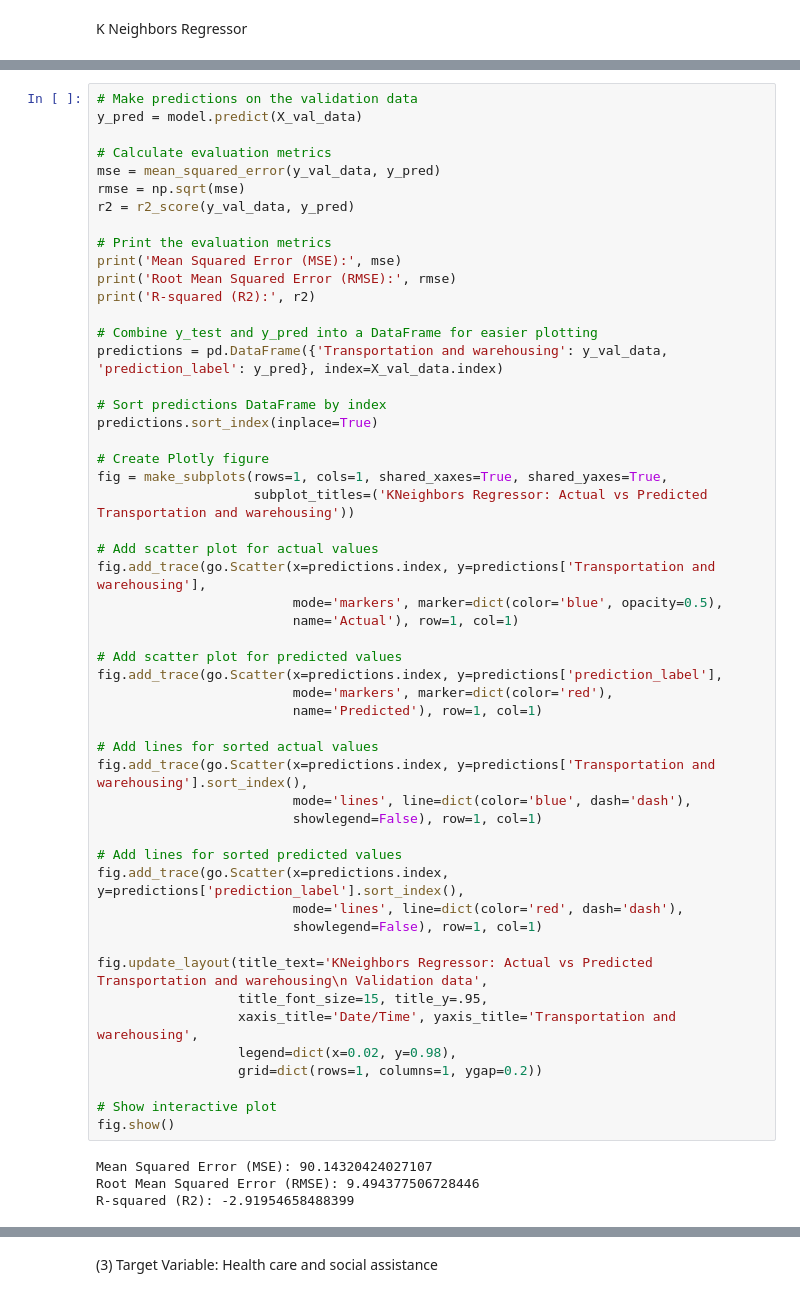
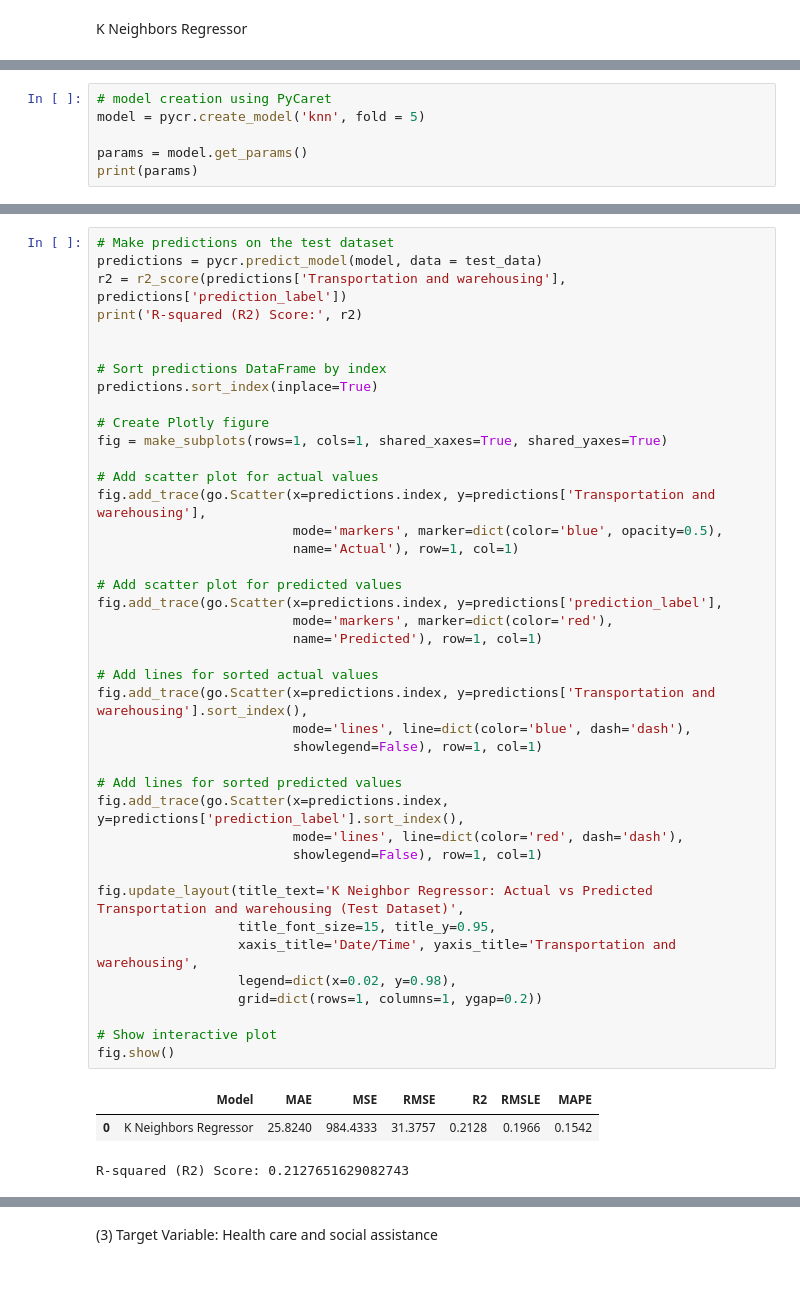
Before and after one commit to chustjarey/Climate-Change-and-its-Economic-Impact-DAB422-24W-004-Group9, a Jupyter notebook: Part II/06_Machine Learning Model - Regression - ON.ipynb, the cells around one changed output, grey strips where cells are left out. Drawn from its saved outputs; the diff is of its cells as text.

```diff
--- a/Part II/06_Machine Learning Model - Regression - ON.ipynb
+++ b/Part II/06_Machine Learning Model - Regression - ON.ipynb
@@ -795,0 +481,6 @@ KNeighborsRegressor(n_jobs=-1)
+# %%
+# model creation using PyCaret
+model = pycr.create_model('knn', fold = 5)
+
+params = model.get_params()
+print(params)
@@ -852,56 +536,45 @@ R-squared (R2): 0.963189558575608
 # %%
-# Make predictions on the validation data
-y_pred = model.predict(X_val_data)
+# Make predictions on the test dataset
+predictions = pycr.predict_model(model, data = test_data)
+r2 = r2_score(predictions['Transportation and warehousing'], predictions['prediction_label'])
+print('R-squared (R2) Score:', r2)
 
-# Calculate evaluation metrics
-mse = mean_squared_error(y_val_data, y_pred)
-rmse = np.sqrt(mse)
-r2 = r2_score(y_val_data, y_pred)
-
-# Print the evaluation metrics
-print('Mean Squared Error (MSE):', mse)
-print('Root Mean Squared Error (RMSE):', rmse)
-print('R-squared (R2):', r2)
-
-# Combine y_test and y_pred into a DataFrame for easier plotting
-predictions = pd.DataFrame({'Transportation and warehousing': y_val_data, 'prediction_label': y_pred}, index=X_val_data.index)
 
 # Sort predictions DataFrame by index
 predictions.sort_index(inplace=True)
 
 # Create Plotly figure
-fig = make_subplots(rows=1, cols=1, shared_xaxes=True, shared_yaxes=True,
-                    subplot_titles=('KNeighbors Regressor: Actual vs Predicted Transportation and warehousing'))
+fig = make_subplots(rows=1, cols=1, shared_xaxes=True, shared_yaxes=True)
 
 # Add scatter plot for actual values
 fig.add_trace(go.Scatter(x=predictions.index, y=predictions['Transportation and warehousing'],
                          mode='markers', marker=dict(color='blue', opacity=0.5),
                          name='Actual'), row=1, col=1)
 
 # Add scatter plot for predicted values
 fig.add_trace(go.Scatter(x=predictions.index, y=predictions['prediction_label'],
                          mode='markers', marker=dict(color='red'),
                          name='Predicted'), row=1, col=1)
 
 # Add lines for sorted actual values
 fig.add_trace(go.Scatter(x=predictions.index, y=predictions['Transportation and warehousing'].sort_index(),
                          mode='lines', line=dict(color='blue', dash='dash'),
                          showlegend=False), row=1, col=1)
 
 # Add lines for sorted predicted values
 fig.add_trace(go.Scatter(x=predictions.index, y=predictions['prediction_label'].sort_index(),
                          mode='lines', line=dict(color='red', dash='dash'),
                          showlegend=False), row=1, col=1)
 
-fig.update_layout(title_text='KNeighbors Regressor: Actual vs Predicted Transportation and warehousing\n Validation data',
-                  title_font_size=15, title_y=.95,
+fig.update_layout(title_text='K Neighbor Regressor: Actual vs Predicted Transportation and warehousing (Test Dataset)',
+                  title_font_size=15, title_y=0.95,
                   xaxis_title='Date/Time', yaxis_title='Transportation and warehousing',
                   legend=dict(x=0.02, y=0.98),
                   grid=dict(rows=1, columns=1, ygap=0.2))
 
 # Show interactive plot
 fig.show()
 # %% [output]
+|  | Model | MAE | MSE | RMSE | R2 | RMSLE | MAPE |
+| 0 | K Neighbors Regressor | 25.8240 | 984.4333 | 31.3757 | 0.2128 | 0.1966 | 0.1542 |
-Mean Squared Error (MSE): 90.14320424027107
-Root Mean Squared Error (RMSE): 9.494377506728446
-R-squared (R2): -2.91954658488399
+R-squared (R2) Score: 0.2127651629082743
```
Also changed, not shown: parts of 63 cells of this notebook.
